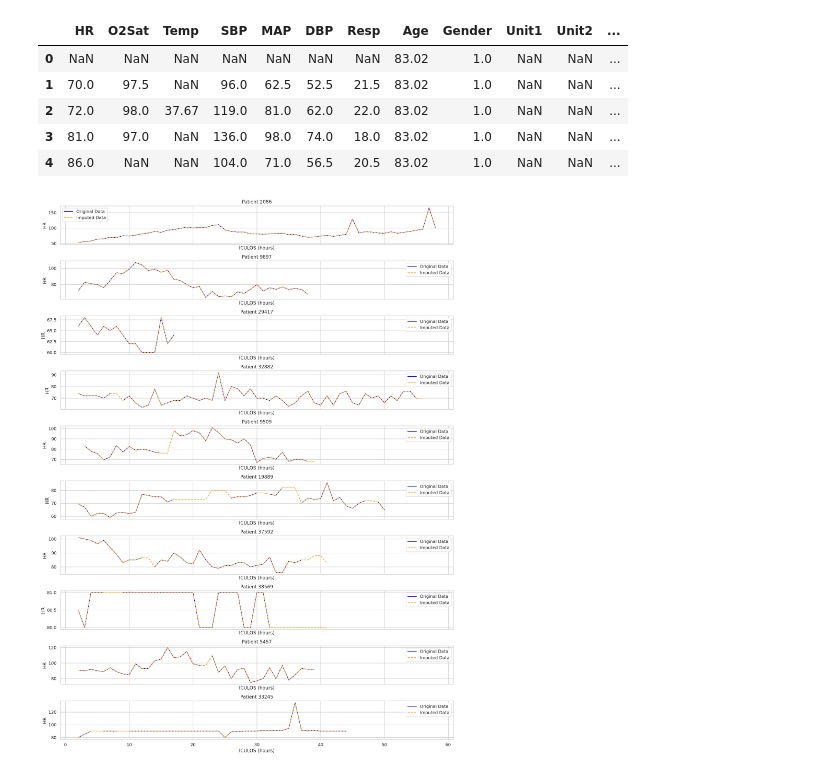
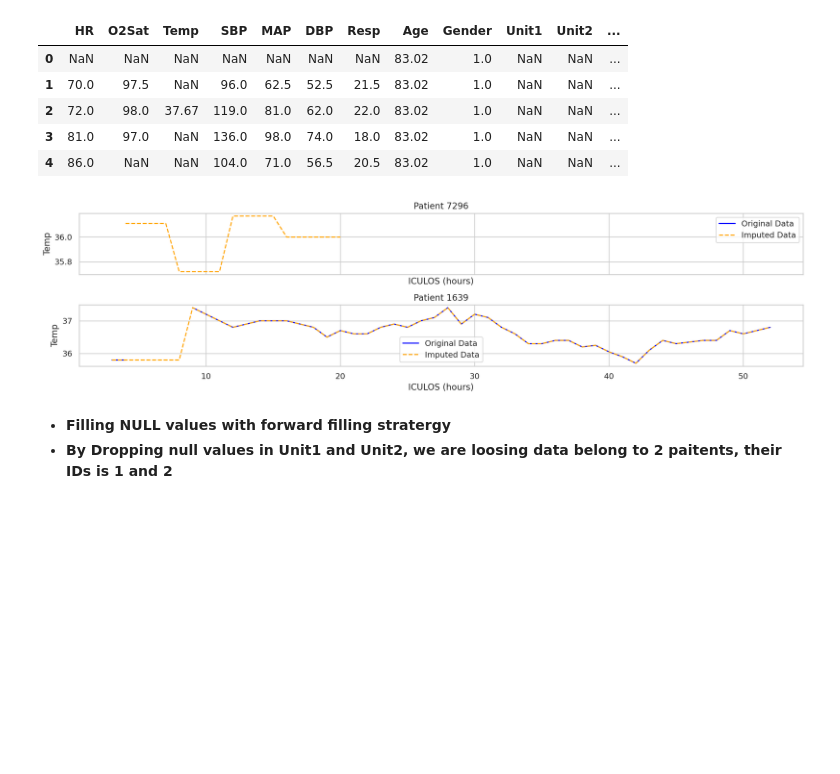
Before and after one commit to neeresh/SepsisEarlyPrediction, a Jupyter notebook: early_sepsis_prediction_2019.ipynb, the cells around one changed output. Cells and saved outputs as stored; diff of their text form; code cells hidden in the pictures; blank space fills up the shorter version.

Commit message:
data-analysis

```diff
--- a/early_sepsis_prediction_2019.ipynb
+++ b/early_sepsis_prediction_2019.ipynb
@@ -139,7 +171,9 @@ Total number of features: 40
 # demographics = demographics
 
 vital_signs, laboratory_values, demographics = get_features(case=1)
-dataset = dataset[vital_signs + laboratory_values + demographics + ['SepsisLabel', 'PatientID']]
+INPUT_FEATURES = vital_signs + laboratory_values + demographics
+OUTPUT_FEATURE = ['SepsisLabel']
+dataset = dataset[INPUT_FEATURES + OUTPUT_FEATURE + ['PatientID']]
 # %% [output]
 Total number of features: 13
 # %%
@@ -154,6 +188,9 @@ dataset.head()
 | 3 | 81.0 | 97.0 | NaN | 136.0 | 98.0 | 74.0 | 18.0 | 83.02 | 1.0 | NaN | NaN | ... |
 | 4 | 86.0 | NaN | NaN | 104.0 | 71.0 | 56.5 | 20.5 | 83.02 | 1.0 | NaN | NaN | ... |
 # %%
-selected_patient_ids = plot_random_patient_recordings(dataset, feature='HR', num_plots=10, fill_method='ffill')
+selected_patient_ids = plot_random_patient_recordings(dataset, feature='Temp', num_plots=2, fill_method='ffill')
 # %% [output]
-[figure, old version]
+[figure, new version]
+# %% [markdown]
+- **Filling NULL values with forward filling stratergy**<br>
+- **By Dropping null values in Unit1 and Unit2, we are loosing data belong to 2 paitents, their IDs is 1 and 2**
```
Also changed, not shown: parts of 2 cells of this notebook, 1 other file.
